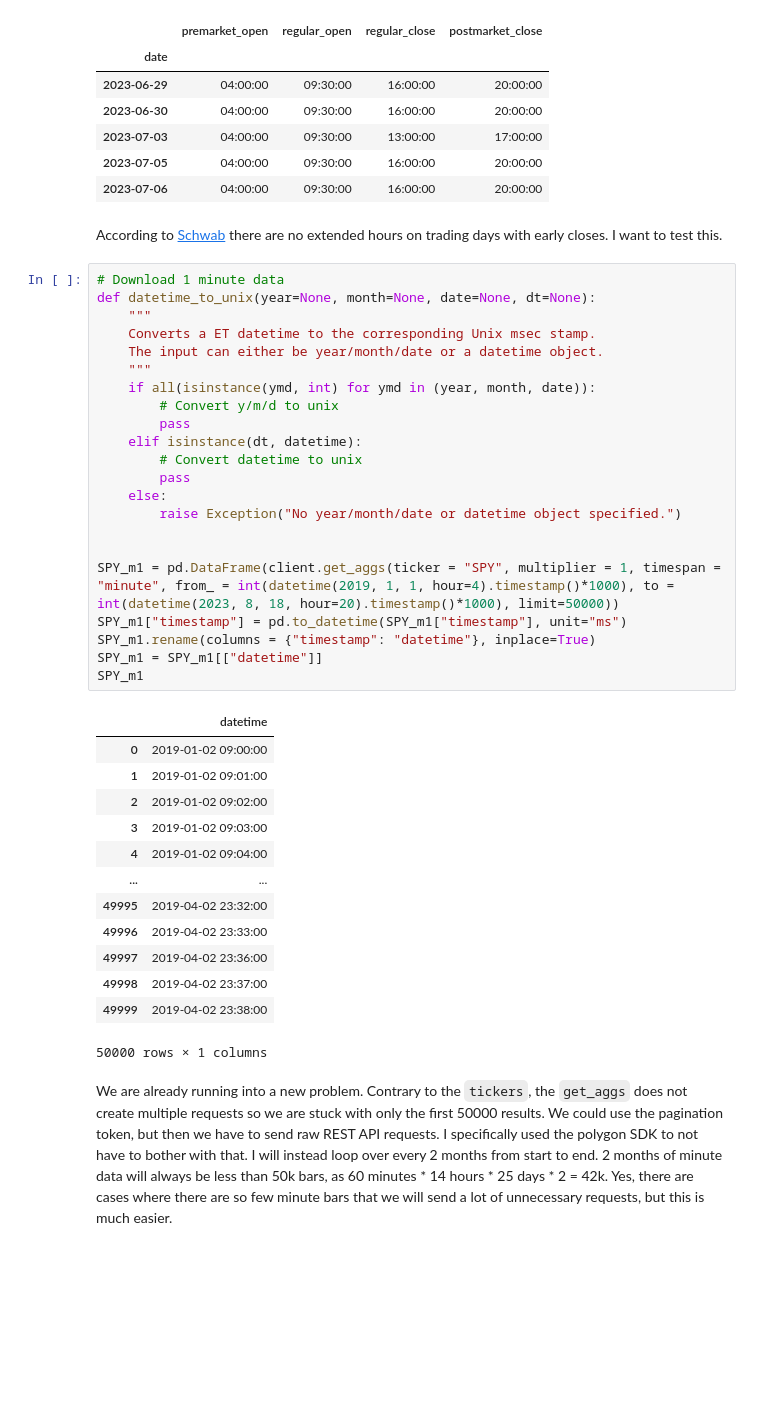
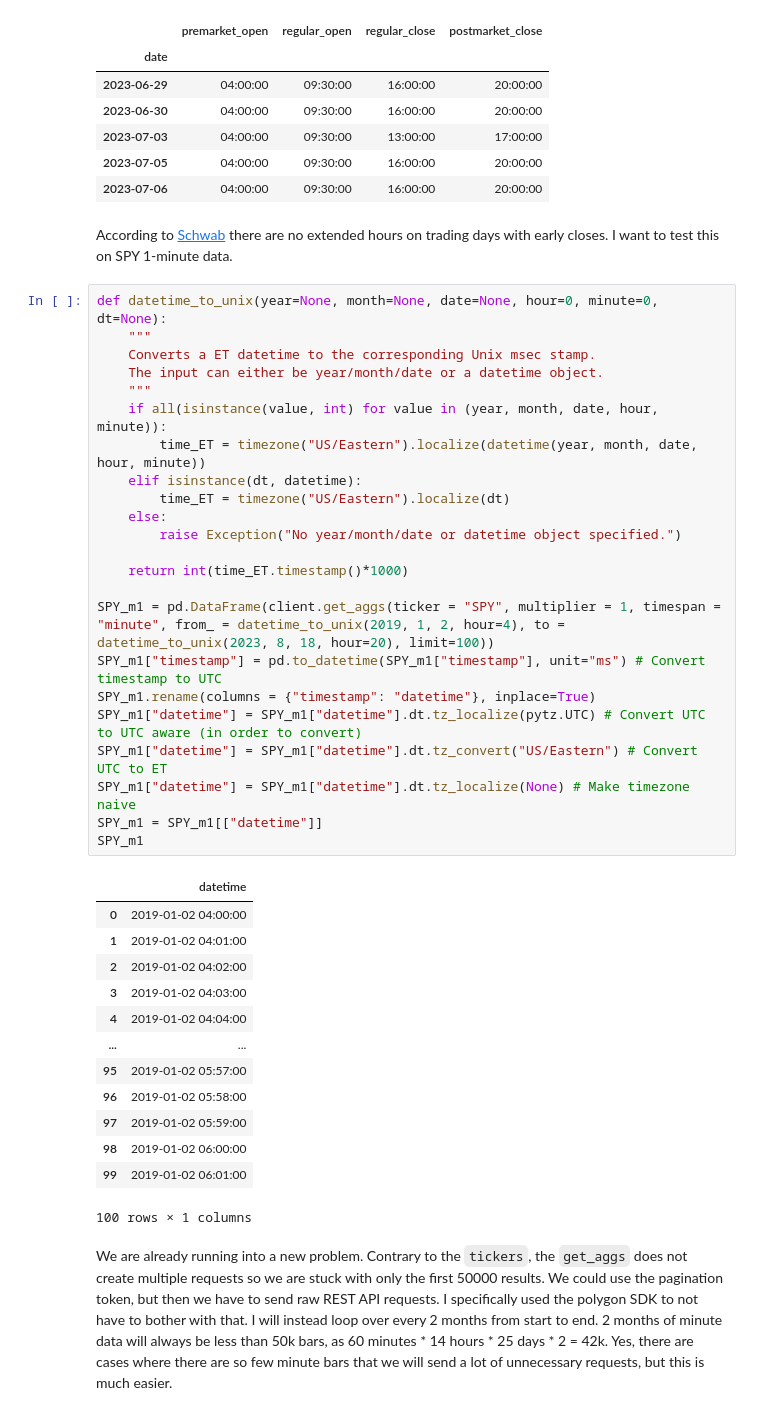
Before and after one commit to shinathan/QSExtended, a Jupyter notebook: data_import/polygon/download.ipynb, the cells around one changed output. Drawn from its saved outputs; the diff is of its cells as text; blank space fills up the shorter version.

Commit message:
Struggled with timestamps on SPY data

```diff
--- a/data_import/polygon/download.ipynb
+++ b/data_import/polygon/download.ipynb
@@ -439,43 +440,44 @@ trading_hours[1130:1135]
 | 2023-07-05 | 04:00:00 | 09:30:00 | 16:00:00 | 20:00:00 |
 | 2023-07-06 | 04:00:00 | 09:30:00 | 16:00:00 | 20:00:00 |
 # %% [markdown]
-According to [Schwab](https://www.schwab.com/public/schwab/nn/qq/about_extended_hours_trading.html) there are no extended hours on trading days with early closes. I want to test this.
+According to [Schwab](https://www.schwab.com/public/schwab/nn/qq/about_extended_hours_trading.html) there are no extended hours on trading days with early closes. I want to test this on SPY 1-minute data.
 # %%
-# Download 1 minute data
-def datetime_to_unix(year=None, month=None, date=None, dt=None):
+def datetime_to_unix(year=None, month=None, date=None, hour=0, minute=0, dt=None):
     """
     Converts a ET datetime to the corresponding Unix msec stamp.
     The input can either be year/month/date or a datetime object.
     """
-    if all(isinstance(ymd, int) for ymd in (year, month, date)):
-        # Convert y/m/d to unix
-        pass
+    if all(isinstance(value, int) for value in (year, month, date, hour, minute)):
+        time_ET = timezone("US/Eastern").localize(datetime(year, month, date, hour, minute))
     elif isinstance(dt, datetime):
-        # Convert datetime to unix
-        pass
+        time_ET = timezone("US/Eastern").localize(dt)
     else:
         raise Exception("No year/month/date or datetime object specified.")
 
+    return int(time_ET.timestamp()*1000)
 
-SPY_m1 = pd.DataFrame(client.get_aggs(ticker = "SPY", multiplier = 1, timespan = "minute", from_ = int(datetime(2019, 1, 1, hour=4).timestamp()*1000), to = int(datetime(2023, 8, 18, hour=20).timestamp()*1000), limit=50000))
-SPY_m1["timestamp"] = pd.to_datetime(SPY_m1["timestamp"], unit="ms")
+SPY_m1 = pd.DataFrame(client.get_aggs(ticker = "SPY", multiplier = 1, timespan = "minute", from_ = datetime_to_unix(2019, 1, 2, hour=4), to = datetime_to_unix(2023, 8, 18, hour=20), limit=100))
+SPY_m1["timestamp"] = pd.to_datetime(SPY_m1["timestamp"], unit="ms") # Convert timestamp to UTC
 SPY_m1.rename(columns = {"timestamp": "datetime"}, inplace=True)
+SPY_m1["datetime"] = SPY_m1["datetime"].dt.tz_localize(pytz.UTC) # Convert UTC to UTC aware (in order to convert)
+SPY_m1["datetime"] = SPY_m1["datetime"].dt.tz_convert("US/Eastern") # Convert UTC to ET
+SPY_m1["datetime"] = SPY_m1["datetime"].dt.tz_localize(None) # Make timezone naive
 SPY_m1 = SPY_m1[["datetime"]]
 SPY_m1
 # %% [output]
 |  | datetime |
-| 0 | 2019-01-02 09:00:00 |
-| 1 | 2019-01-02 09:01:00 |
-| 2 | 2019-01-02 09:02:00 |
-| 3 | 2019-01-02 09:03:00 |
-| 4 | 2019-01-02 09:04:00 |
+| 0 | 2019-01-02 04:00:00 |
+| 1 | 2019-01-02 04:01:00 |
+| 2 | 2019-01-02 04:02:00 |
+| 3 | 2019-01-02 04:03:00 |
+| 4 | 2019-01-02 04:04:00 |
 | ... | ... |
-| 49995 | 2019-04-02 23:32:00 |
-| 49996 | 2019-04-02 23:33:00 |
-| 49997 | 2019-04-02 23:36:00 |
-| 49998 | 2019-04-02 23:37:00 |
-| 49999 | 2019-04-02 23:38:00 |
+| 95 | 2019-01-02 05:57:00 |
+| 96 | 2019-01-02 05:58:00 |
+| 97 | 2019-01-02 05:59:00 |
+| 98 | 2019-01-02 06:00:00 |
+| 99 | 2019-01-02 06:01:00 |
-50000 rows × 1 columns
+100 rows × 1 columns
 # %% [markdown]
 We are already running into a new problem. Contrary to the <code>tickers</code>, the <code>get_aggs</code> does not create multiple requests so we are stuck with only the first 50000 results. We could use the pagination token, but then we have to send raw REST API requests. I specifically used the polygon SDK to not have to bother with that. I will instead loop over every 2 months from start to end. 2 months of minute data will always be less than 50k bars, as 60 minutes * 14 hours * 25 days * 2 = 42k. Yes, there are cases where there are so few minute bars that we will send a lot of unnecessary requests, but this is much easier.
 # %%
```
Also changed, not shown: parts of 1 cell of this notebook.
